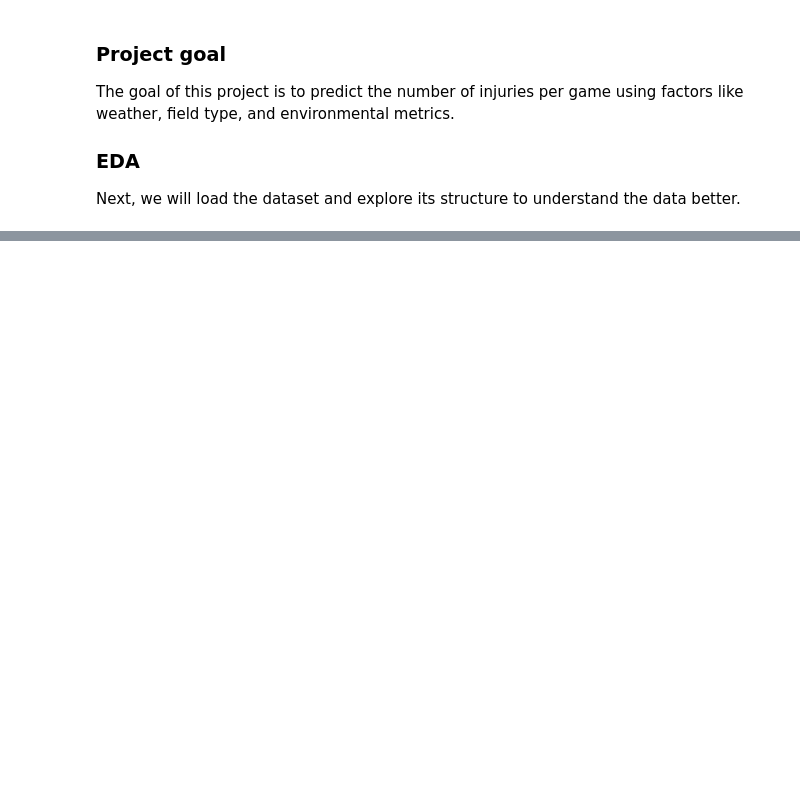
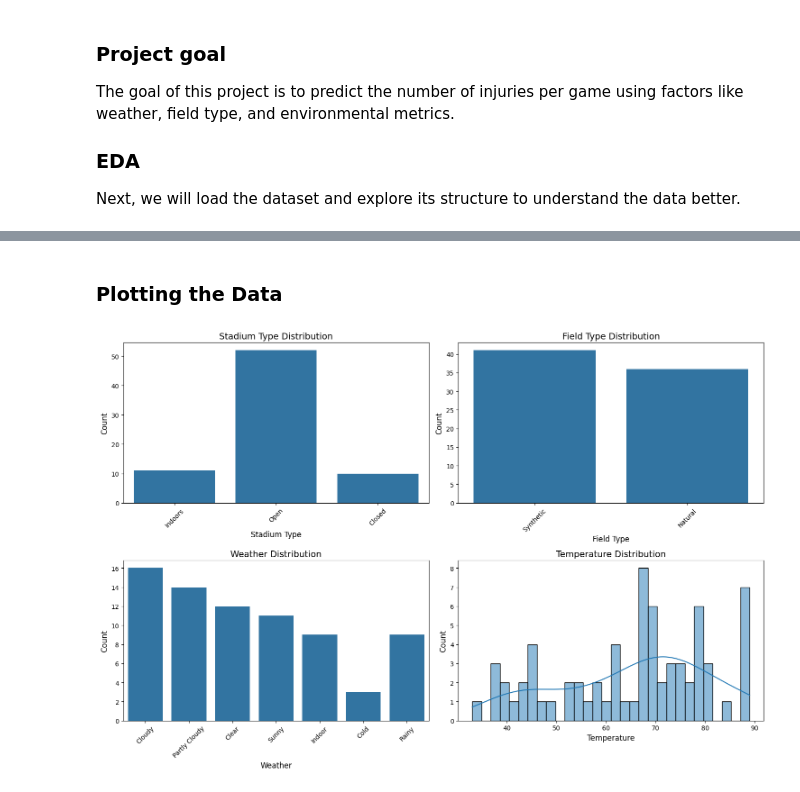
Before and after one commit to daniiprietoo/nfl-injury-analytics, a Jupyter notebook: notebooks/EDA.ipynb, the cells around one changed output, grey strips where cells are left out. Drawn from its saved outputs; the diff is of its cells as text; code cells hidden in the pictures; blank space fills up the shorter version.

```diff
--- a/notebooks/EDA.ipynb
+++ b/notebooks/EDA.ipynb
@@ -98,0 +210,5 @@ print(f"{raw_data.duplicated().sum()} duplicates in the dataset")
+# %%
+### Replace missing values in 'Weather' with the most common value
+field_type_mapping = play_list.groupby('PlayKey')['Weather'].first()
+combined_data['Weather'] = combined_data['Weather'].fillna(combined_data['PlayKey'].map(field_type_mapping))
+combined_data['Weather'].isnull().sum()
@@ -98,0 +245,12 @@ print(f"{raw_data.duplicated().sum()} duplicates in the dataset")
+# %%
+# Identify outliers in the column
+outliers = combined_data['Temperature'] == -999
+print(f"Number of outliers: {outliers.sum()}")
+
+combined_data['Temperature'] = combined_data['Temperature'].replace(-999, np.nan)
+combined_data.loc[outliers, 'Temperature']
+
+# Replace outliers based on the temperature mapping from the play_list
+# temperature_mapping = play_list.groupby('PlayKey')['Temperature'].first()
+# combined_data['Temperature'] = combined_data['Temperature'].fillna(combined_data['PlayKey'].map(temperature_mapping))
+# combined_data['Temperature'].isnull().sum()
@@ -98,0 +310,3 @@ print(f"{raw_data.duplicated().sum()} duplicates in the dataset")
+# %%
+combined_data["InjurySeverity"] = combined_data[["DM_M1", "DM_M7", "DM_M28", "DM_M42"]].mul([1, 7, 28, 42]).max(axis=1)
+combined_data.drop(columns=["DM_M1", "DM_M7", "DM_M28", "DM_M42"], inplace=True)
@@ -98,0 +324,36 @@ print(f"{raw_data.duplicated().sum()} duplicates in the dataset")
+# %% [markdown]
+### Plotting the Data
+# %%
+fig, axes = plt.subplots(2, 2, figsize=(15, 10))
+
+# StadiumType
+sns.countplot(data=combined_data, x='StadiumType', ax=axes[0, 0])
+axes[0, 0].set_title('Stadium Type Distribution', fontsize=14)
+axes[0, 0].set_xlabel('Stadium Type', fontsize=12)
+axes[0, 0].set_ylabel('Count', fontsize=12)
+axes[0, 0].tick_params(axis='x', rotation=45)
+
+# FieldType
+sns.countplot(data=combined_data, x='FieldType', ax=axes[0, 1])
+axes[0, 1].set_title('Field Type Distribution', fontsize=14)
+axes[0, 1].set_xlabel('Field Type', fontsize=12)
+axes[0, 1].set_ylabel('Count', fontsize=12)
+axes[0, 1].tick_params(axis='x', rotation=45)
+
+# Weather
+sns.countplot(data=combined_data, x='Weather', ax=axes[1, 0])
+axes[1, 0].set_title('Weather Distribution', fontsize=14)
+axes[1, 0].set_xlabel('Weather', fontsize=12)
+axes[1, 0].set_ylabel('Count', fontsize=12)
+axes[1, 0].tick_params(axis='x', rotation=45)
+
+# Temperature
+sns.histplot(data=combined_data, x='Temperature', ax=axes[1, 1], bins=30, kde=True)
+axes[1, 1].set_title('Temperature Distribution', fontsize=14)
+axes[1, 1].set_xlabel('Temperature', fontsize=12)
+axes[1, 1].set_ylabel('Count', fontsize=12)
+
+plt.tight_layout()
+plt.show()
+# %% [output]
+[figure, added]
```
Also changed, not shown: parts of 45 cells of this notebook, 6 other files.
